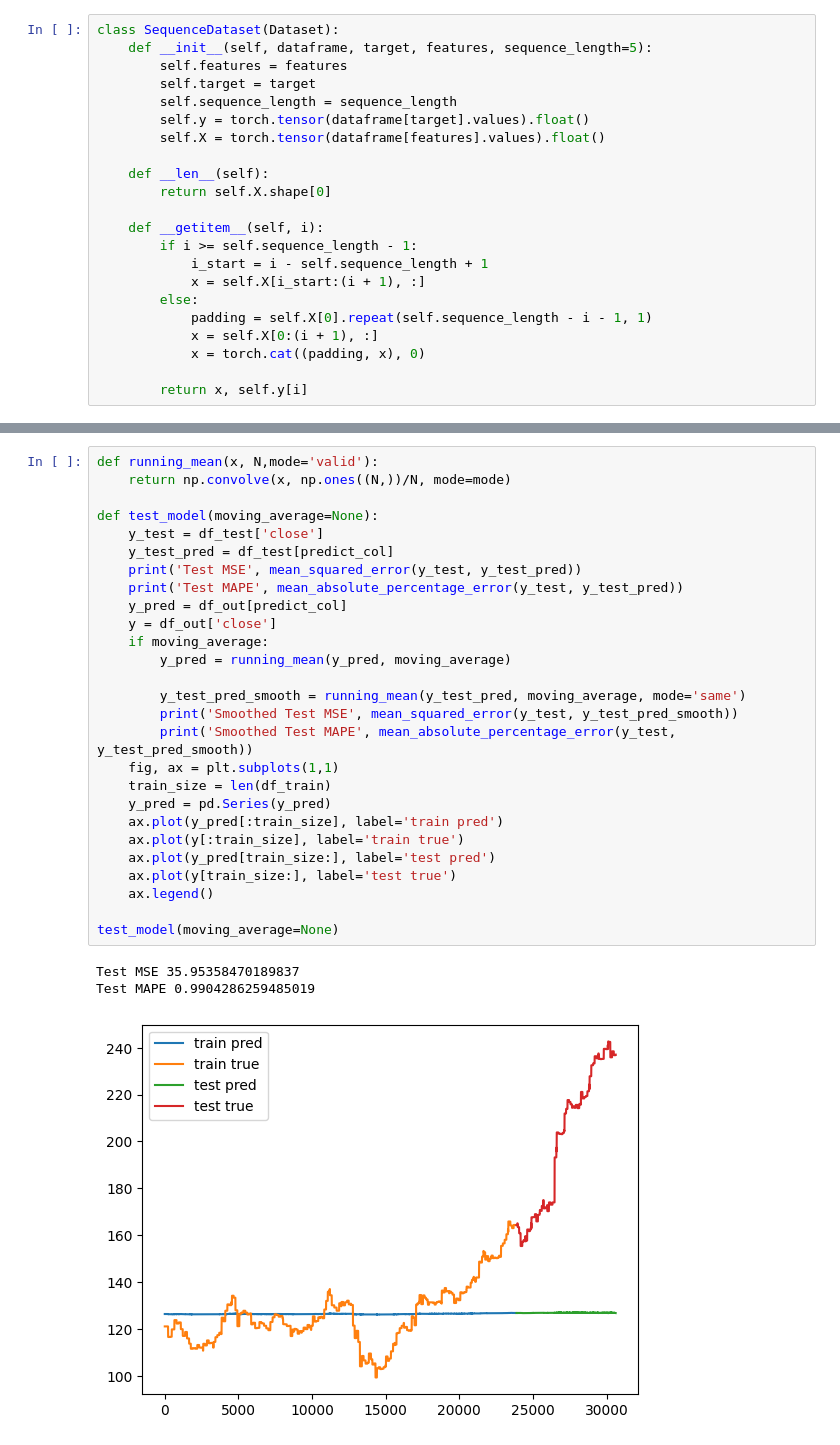
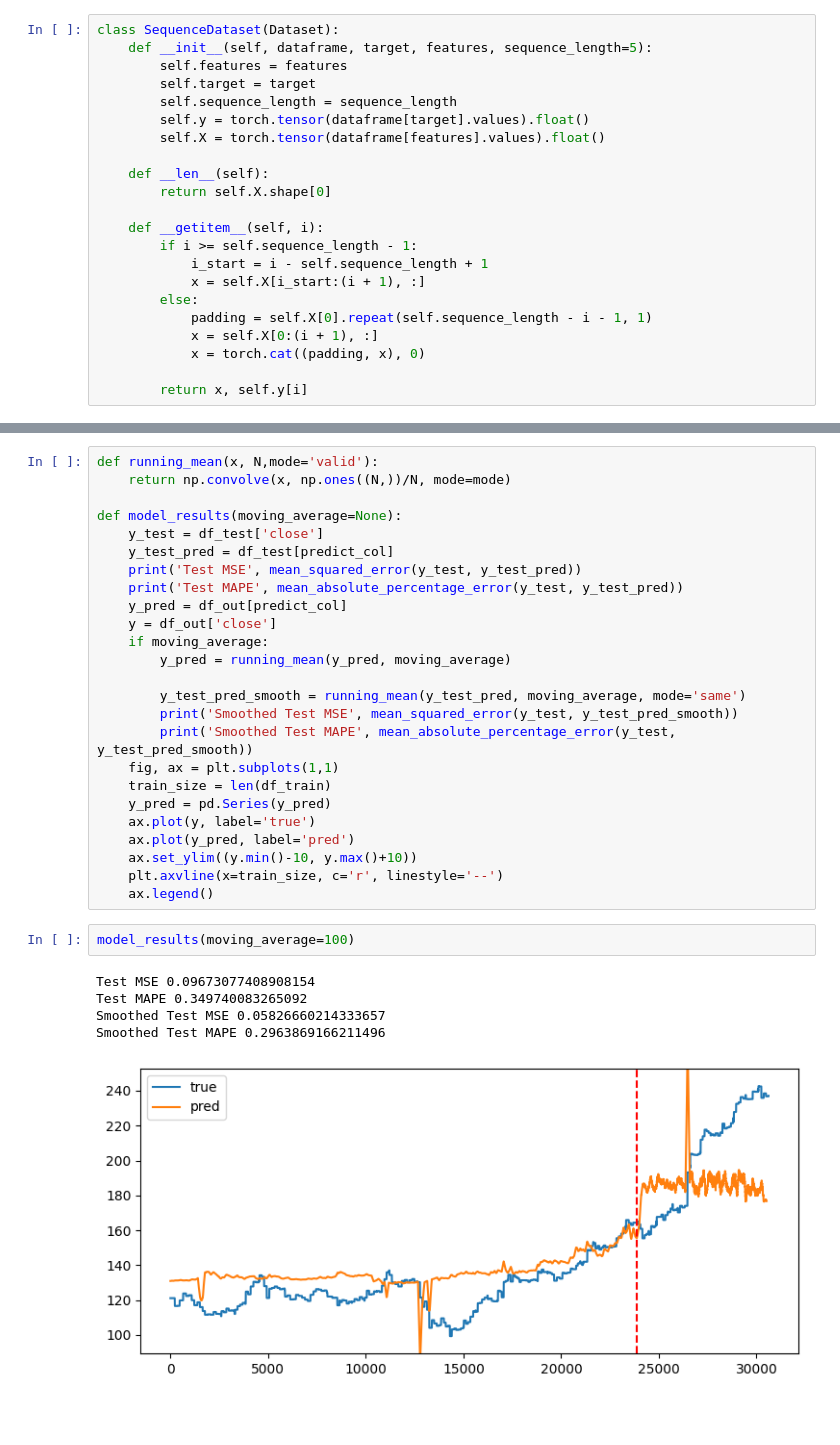
Before and after one commit to irusland/stonks, a Jupyter notebook: notebooks/moods_lstm.ipynb, the cells around one changed output, grey strips where cells are left out. Cells and saved outputs as stored; diff of their text form; blank space fills up the shorter version.

```diff
--- a/notebooks/moods_lstm.ipynb
+++ b/notebooks/moods_lstm.ipynb
@@ -320,7 +357,7 @@ See the caveats in the documentation: https://pandas.pydata.org/pandas-docs/stab
 def running_mean(x, N,mode='valid'):
     return np.convolve(x, np.ones((N,))/N, mode=mode)
 
-def test_model(moving_average=None):
+def model_results(moving_average=None):
     y_test = df_test['close']
     y_test_pred = df_test[predict_col]
     print('Test MSE', mean_squared_error(y_test, y_test_pred))
@@ -336,14 +373,16 @@ def test_model(moving_average=None):
     fig, ax = plt.subplots(1,1)
     train_size = len(df_train)
     y_pred = pd.Series(y_pred)
-    ax.plot(y_pred[:train_size], label='train pred')
-    ax.plot(y[:train_size], label='train true')
-    ax.plot(y_pred[train_size:], label='test pred')
-    ax.plot(y[train_size:], label='test true')
+    ax.plot(y, label='true')
+    ax.plot(y_pred, label='pred')
+    ax.set_ylim((y.min()-10, y.max()+10))
+    plt.axvline(x=train_size, c='r', linestyle='--')
     ax.legend()
-
-test_model(moving_average=None)
-# %% [output]
-Test MSE 35.95358470189837
-Test MAPE 0.9904286259485019
-[figure, removed]
+# %%
+model_results(moving_average=100)
+# %% [output]
+Test MSE 0.09673077408908154
+Test MAPE 0.349740083265092
+Smoothed Test MSE 0.05826660214333657
+Smoothed Test MAPE 0.2963869166211496
+[figure, added]
```
Also changed, not shown: parts of 17 cells of this notebook, 4 other files.
